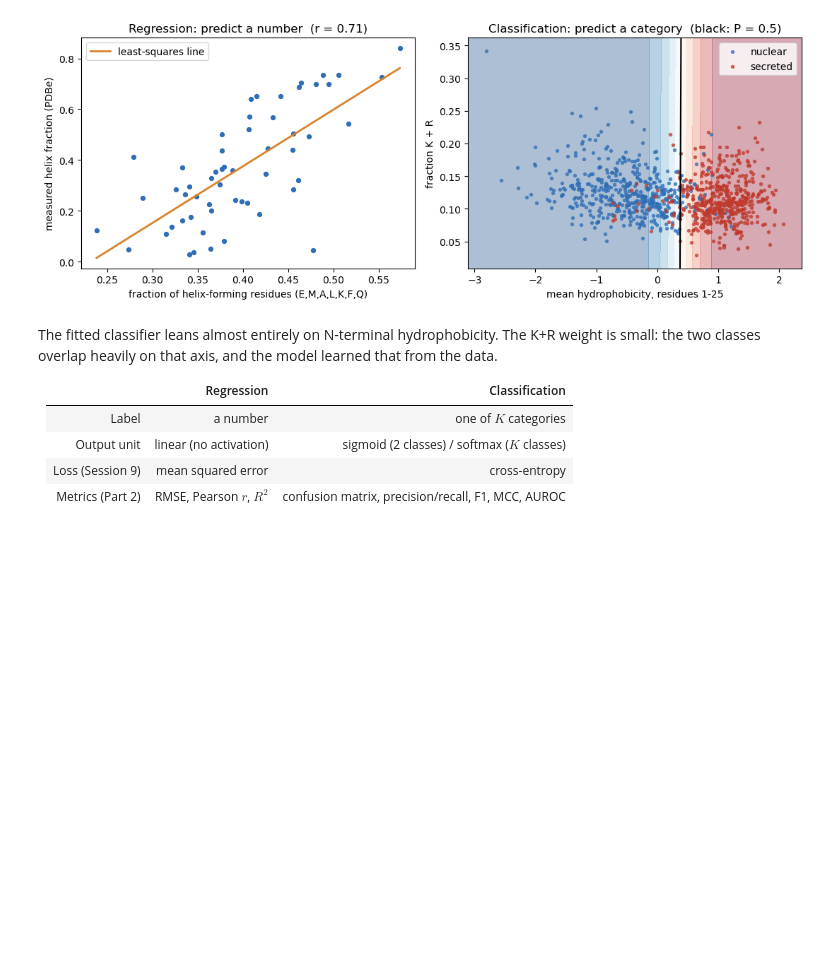
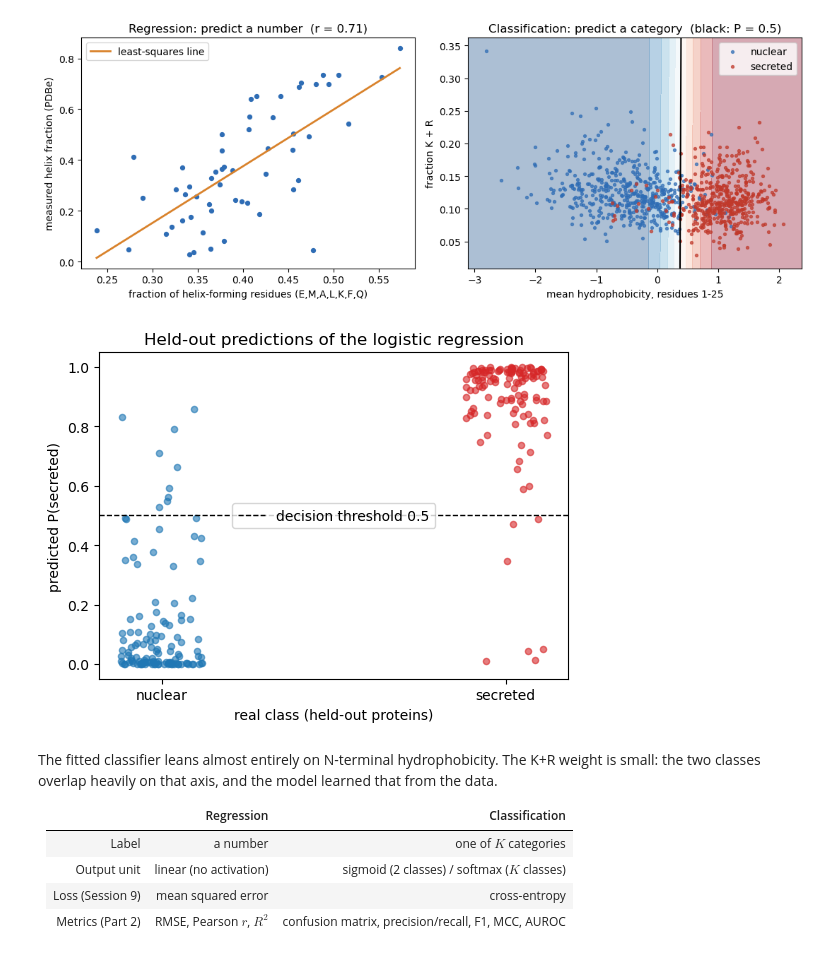
Before and after one commit to ElofssonLab/kb8029-book, a Jupyter notebook: notebooks/session08-ml-foundations-and-pytorch.ipynb, the cells around one changed output. Drawn from its saved outputs; the diff is of its cells as text; code cells hidden in the pictures; blank space fills up the shorter version.

```diff
--- a/notebooks/session08-ml-foundations-and-pytorch.ipynb
+++ b/notebooks/session08-ml-foundations-and-pytorch.ipynb
@@ -229,6 +229,25 @@ plt.savefig(f"{FIGS}/session08-regression-vs-classification.png", dpi=150, bbox_
 plt.show()
 # %% [output]
 [figure]
+# %%
+# For each held-out protein: its predicted P(secreted), grouped by its real class (jittered sideways).
+y2_pred = logreg.predict_proba(X2_te)[:, 1]
+jitter = np.random.RandomState(0).uniform(-0.12, 0.12, len(y2_te))
+plt.figure(figsize=(5.5, 4.2))
+for cls, name, col in [(0, "nuclear", "tab:blue"), (1, "secreted", "tab:red")]:
+    sel = y2_te == cls
+    plt.scatter(cls + jitter[sel], y2_pred[sel], alpha=0.6, s=20, color=col)
+plt.axhline(0.5, color="k", ls="--", lw=1, label="decision threshold 0.5")
+plt.xticks([0, 1], ["nuclear", "secreted"])
+plt.xlabel("real class (held-out proteins)")
+plt.ylabel("predicted P(secreted)")
+plt.title("Held-out predictions of the logistic regression")
+plt.legend(loc="center")
+plt.tight_layout()
+plt.savefig(f"{FIGS}/session08-classification-predictions.png", dpi=150, bbox_inches="tight")
+plt.show()
+# %% [output]
+[figure, added]
 # %% [markdown]
 The fitted classifier leans almost entirely on N-terminal hydrophobicity.
 The K+R weight is small: the two classes overlap heavily on that axis,
```
Also changed, not shown: parts of 2 cells of this notebook, 5 other files.
